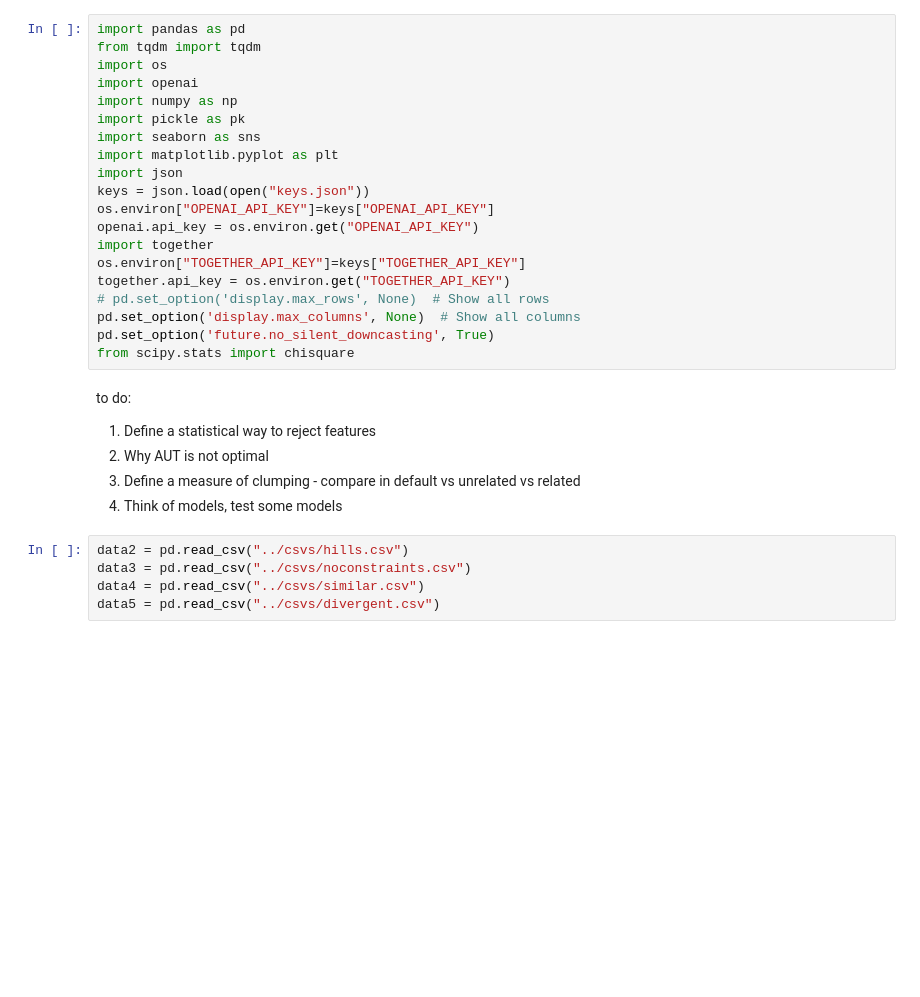
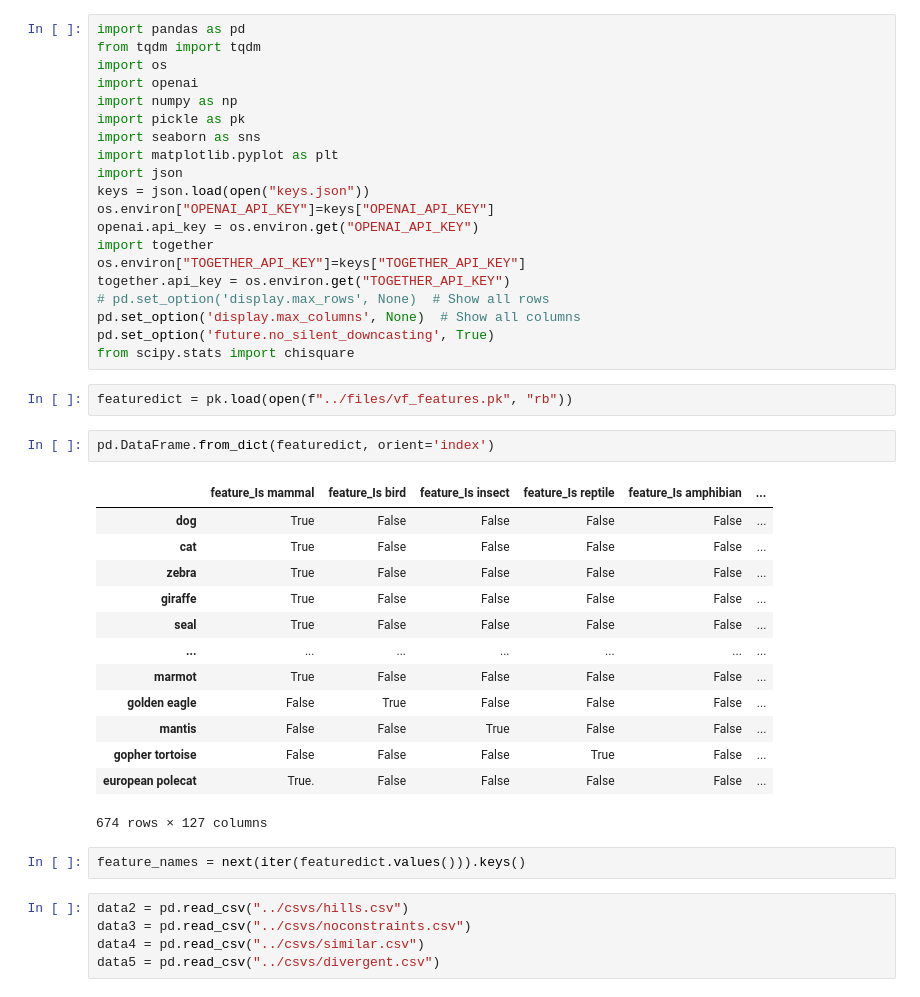
Before and after one commit to surabhisnath/process_modelling, a Jupyter notebook: scripts/LLM_features.ipynb, the cells around one changed output. Saved outputs shown, nothing was run; the diff lists cells and outputs as text; blank space fills up the shorter version.

```diff
--- a/scripts/LLM_features.ipynb
+++ b/scripts/LLM_features.ipynb
@@ -18,12 +18,26 @@ together.api_key = os.environ.get("TOGETHER_API_KEY")
 pd.set_option('display.max_columns', None)  # Show all columns
 pd.set_option('future.no_silent_downcasting', True)
 from scipy.stats import chisquare
-# %% [markdown]
-to do:
-1. Define a statistical way to reject features
-2. Why AUT is not optimal
-3. Define a measure of clumping - compare in default vs unrelated vs related
-4. Think of models, test some models
+# %%
+featuredict = pk.load(open(f"../files/vf_features.pk", "rb"))
+# %%
+pd.DataFrame.from_dict(featuredict, orient='index')
+# %% [output]
+|  | feature_Is mammal | feature_Is bird | feature_Is insect | feature_Is reptile | feature_Is amphibian | ... |
+| dog | True | False | False | False | False | ... |
+| cat | True | False | False | False | False | ... |
+| zebra | True | False | False | False | False | ... |
+| giraffe | True | False | False | False | False | ... |
+| seal | True | False | False | False | False | ... |
+| ... | ... | ... | ... | ... | ... | ... |
+| marmot | True | False | False | False | False | ... |
+| golden eagle | False | True | False | False | False | ... |
+| mantis | False | False | True | False | False | ... |
+| gopher tortoise | False | False | False | True | False | ... |
+| european polecat | True. | False | False | False | False | ... |
+674 rows × 127 columns
+# %%
+feature_names = next(iter(featuredict.values())).keys()
 # %%
 data2 = pd.read_csv("../csvs/hills.csv")
 data3 = pd.read_csv("../csvs/noconstraints.csv")
```
Also changed, not shown: parts of 11 cells of this notebook, 32 other files.
